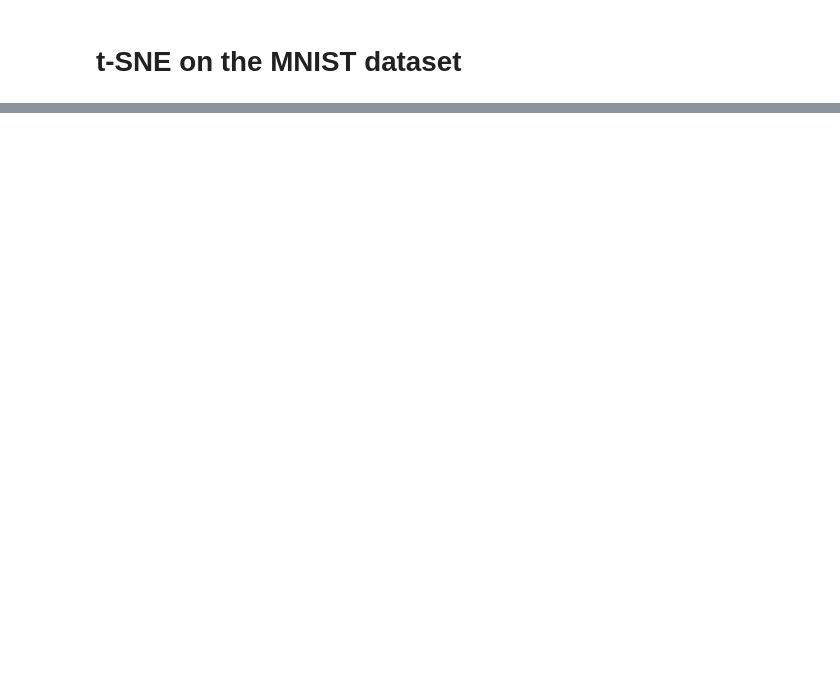
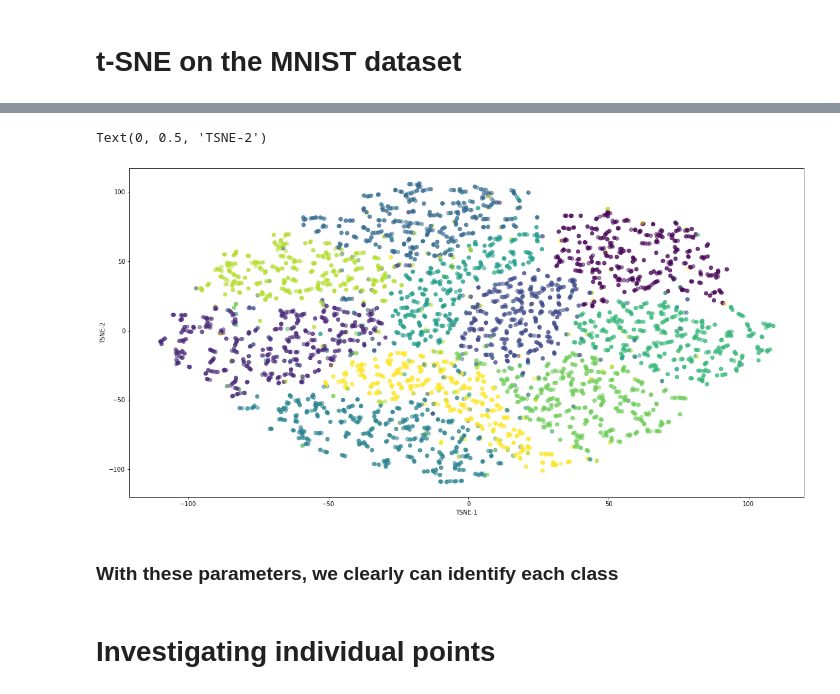
Before and after one commit to Meridolian/thedatafrog_tutorials, a Jupyter notebook: data_analysis/visualizing_datasets.ipynb, the cells around one changed output, grey strips where cells are left out. Drawn from its saved outputs; the diff is of its cells as text; code cells hidden in the pictures; blank space fills up the shorter version.

```diff
--- a/data_analysis/visualizing_datasets.ipynb
+++ b/data_analysis/visualizing_datasets.ipynb
@@ -244,0 +276,14 @@ plt.scatter(view[:, 0], view[:, 1], c=target, alpha=0.2, cmap="Set1")
+# %%
+view = TSNE(n_components=2, random_state=250, perplexity=3).fit_transform(data)
+# %%
+plt.figure(figsize=(20, 10))
+plt.scatter(view[:, 0], view[:, 1], c=target, alpha=0.5)
+plt.xlabel("TSNE-1")
+plt.ylabel("TSNE-2")
+# %% [output]
+Text(0, 0.5, 'TSNE-2')
+[figure, added]
+# %% [markdown]
+### With these parameters, we clearly can identify each class
+# %% [markdown]
+# Investigating individual points
```
Also changed, not shown: parts of 15 cells of this notebook.
